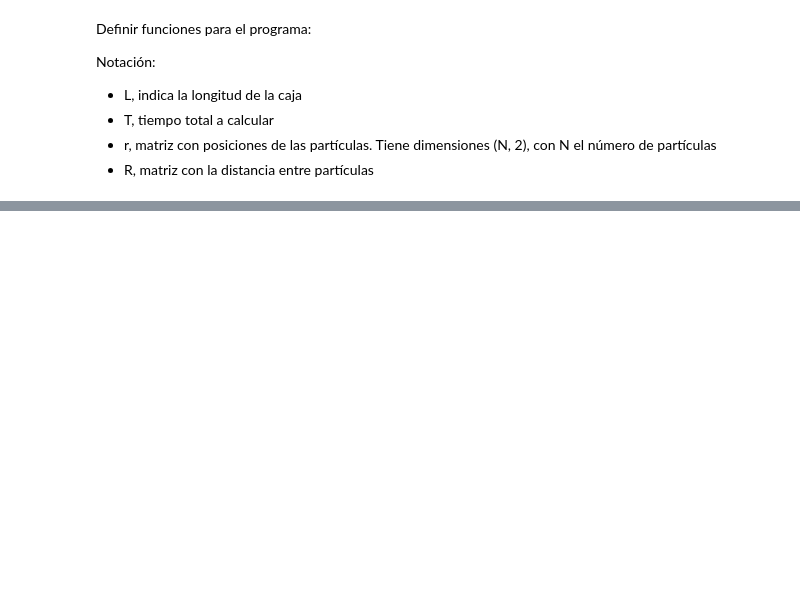
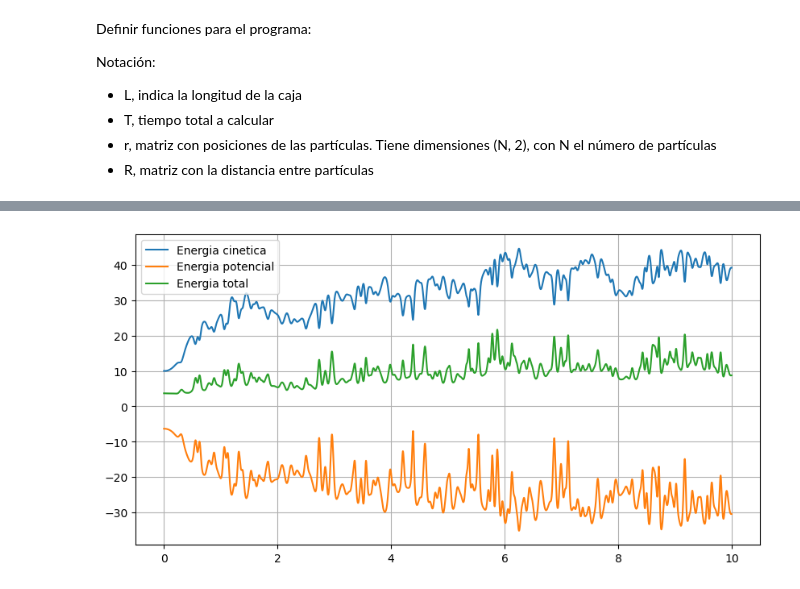
Before and after one commit to liuzhuozhuo/Compu2324, a Jupyter notebook: voluntario1/lennard_jones.ipynb, the cells around one changed output, grey strips where cells are left out. Cells and saved outputs as stored; diff of their text form; code cells hidden in the pictures; blank space fills up the shorter version.

```diff
--- a/voluntario1/lennard_jones.ipynb
+++ b/voluntario1/lennard_jones.ipynb
@@ -108,0 +134,11 @@ for i in range(len(time)):
+# %%
+fig=plt.figure(figsize=(10,5)) #Size of the plot
+ax=fig.add_subplot(111)
+
+plt.plot(time, T, label="Energia cinetica")
+plt.plot(time, V, label="Energia potencial")
+plt.plot(time, T+V, label="Energia total")
+plt.legend()
+plt.grid()
+# %% [output]
+[figure, added]
```
Also changed, not shown: parts of 3 cells of this notebook, 8 other files.
